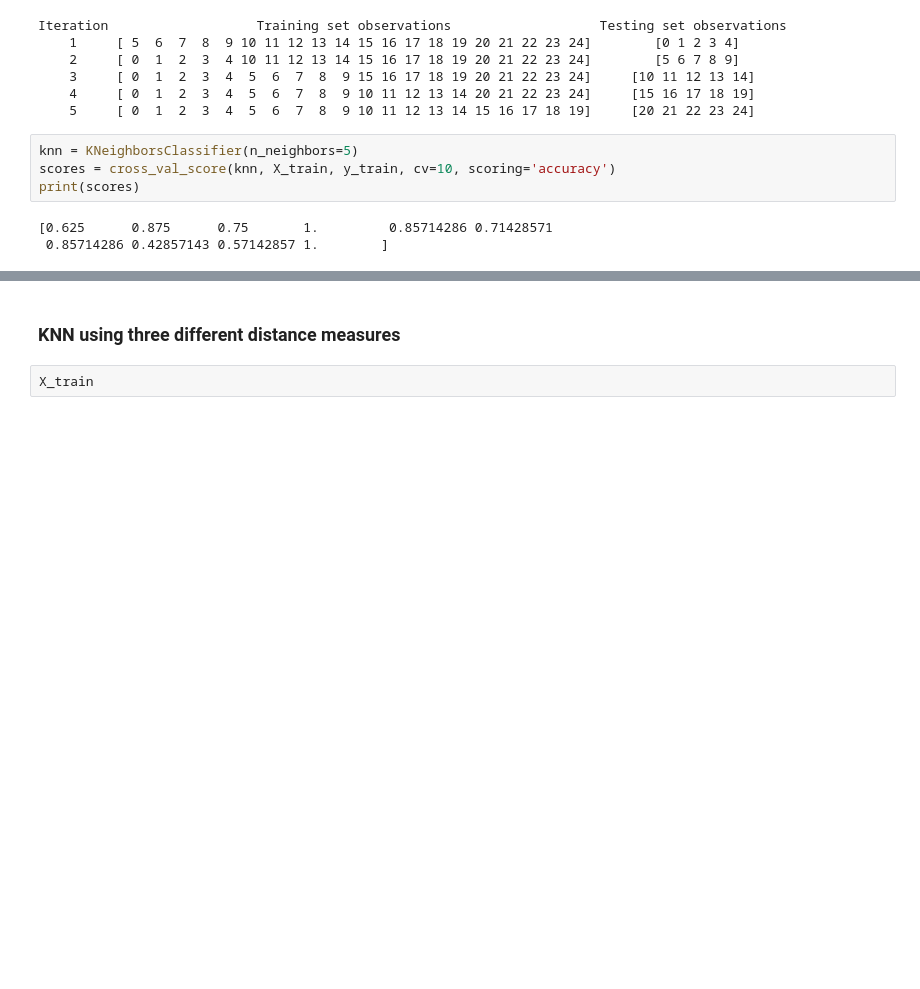
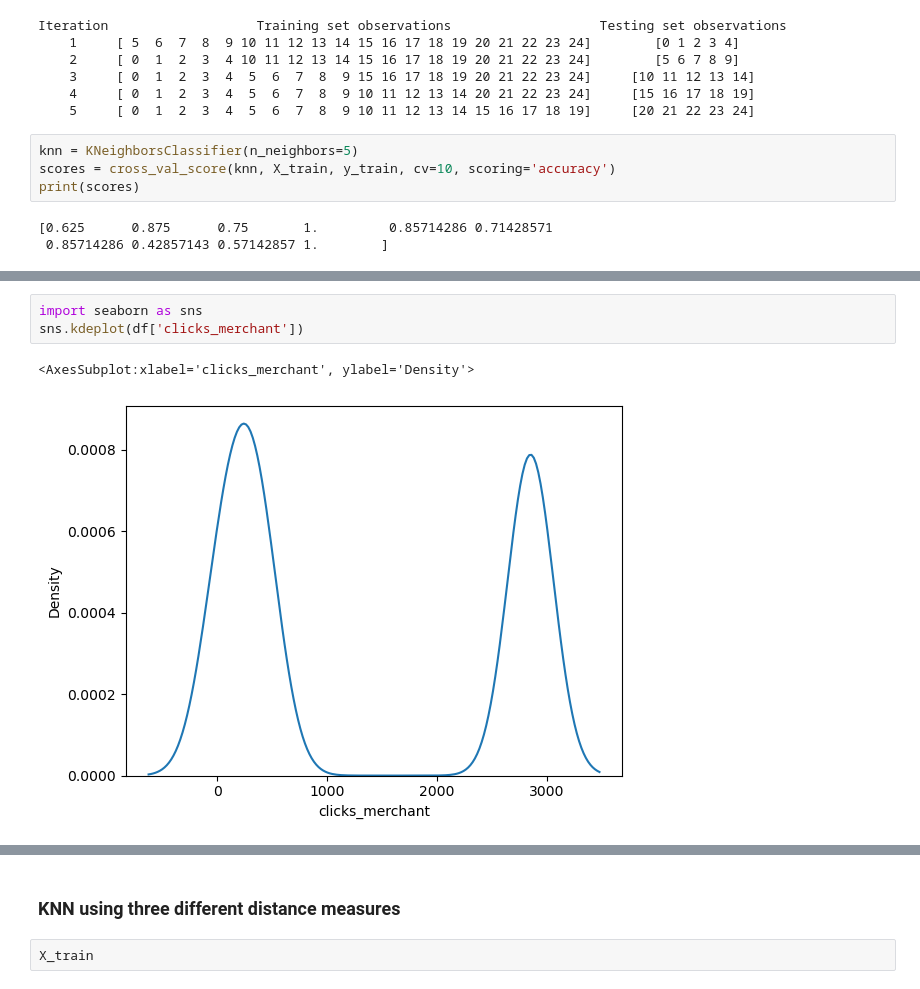
Before and after one commit to shruthivenkat/CECS550_Group6, a Jupyter notebook: #Modeling 1.3.ipynb, the cells around one changed output, grey strips where cells are left out. Cells and saved outputs as stored; diff of their text form; blank space fills up the shorter version.

```diff
--- a/#Modeling 1.3.ipynb
+++ b/#Modeling 1.3.ipynb
@@ -435,0 +451,6 @@ print(scores)
+# %%
+import seaborn as sns
+sns.kdeplot(df['clicks_merchant'])
+# %% [output]
+<AxesSubplot:xlabel='clicks_merchant', ylabel='Density'>
+[figure, added]
```
Also changed, not shown: parts of 19 cells of this notebook, 3 other files.
